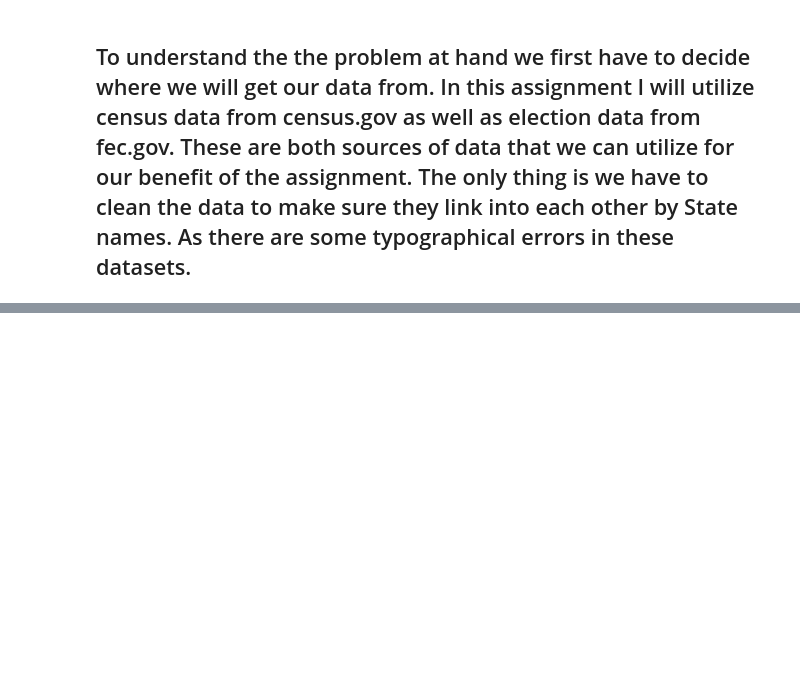
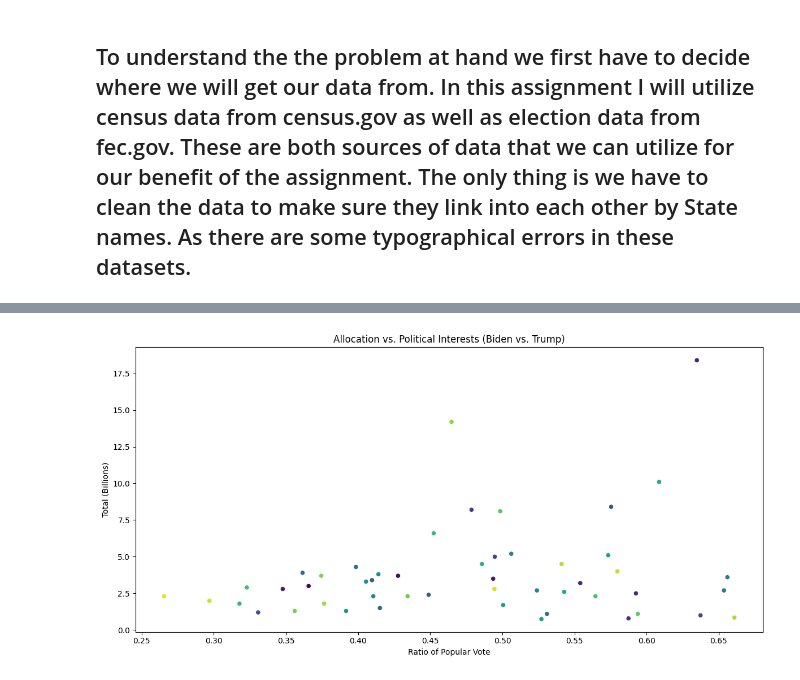
Before and after one commit to kglan/MSDS, a Jupyter notebook: DATA608/Story1/story1.ipynb, the cells around one changed output, grey strips where cells are left out. Cells and saved outputs as stored; diff of their text form; code cells hidden in the pictures; blank space fills up the shorter version.

```diff
--- a/DATA608/Story1/story1.ipynb
+++ b/DATA608/Story1/story1.ipynb
@@ -52,0 +304,6 @@ elections =
+# %%
+#Calculate Ratio of Popular Votes to Biden
+df['Ratio of Popular vote (Biden)'] = df['Biden Popular Vote']/df['Popular Vote (Total)']
+
+# Calculate allocation per capita (Total Billions / Population 2022)
+df['Allocation per Capita'] = df['Total (Billions)'] / df['Population (2022)']
@@ -52,0 +318,13 @@ elections =
+# %%
+colors = ['red' if x == 0 else 'blue' for x in df['Biden(D) Electoral Vote']]
+
+
+plt.figure(figsize=(12, 6))
+sns.scatterplot(data=df, x='Ratio of Popular vote (Biden)', y='Total (Billions)', hue='State', palette='viridis', legend=False)
+plt.title('Allocation vs. Political Interests (Biden vs. Trump)')
+plt.xlabel('Ratio of Popular Vote')
+plt.ylabel('Total (Billions)')
+plt.tight_layout()
+plt.show()
+# %% [output]
+[figure, added]
```
Also changed, not shown: parts of 22 cells of this notebook, 1 other file.
